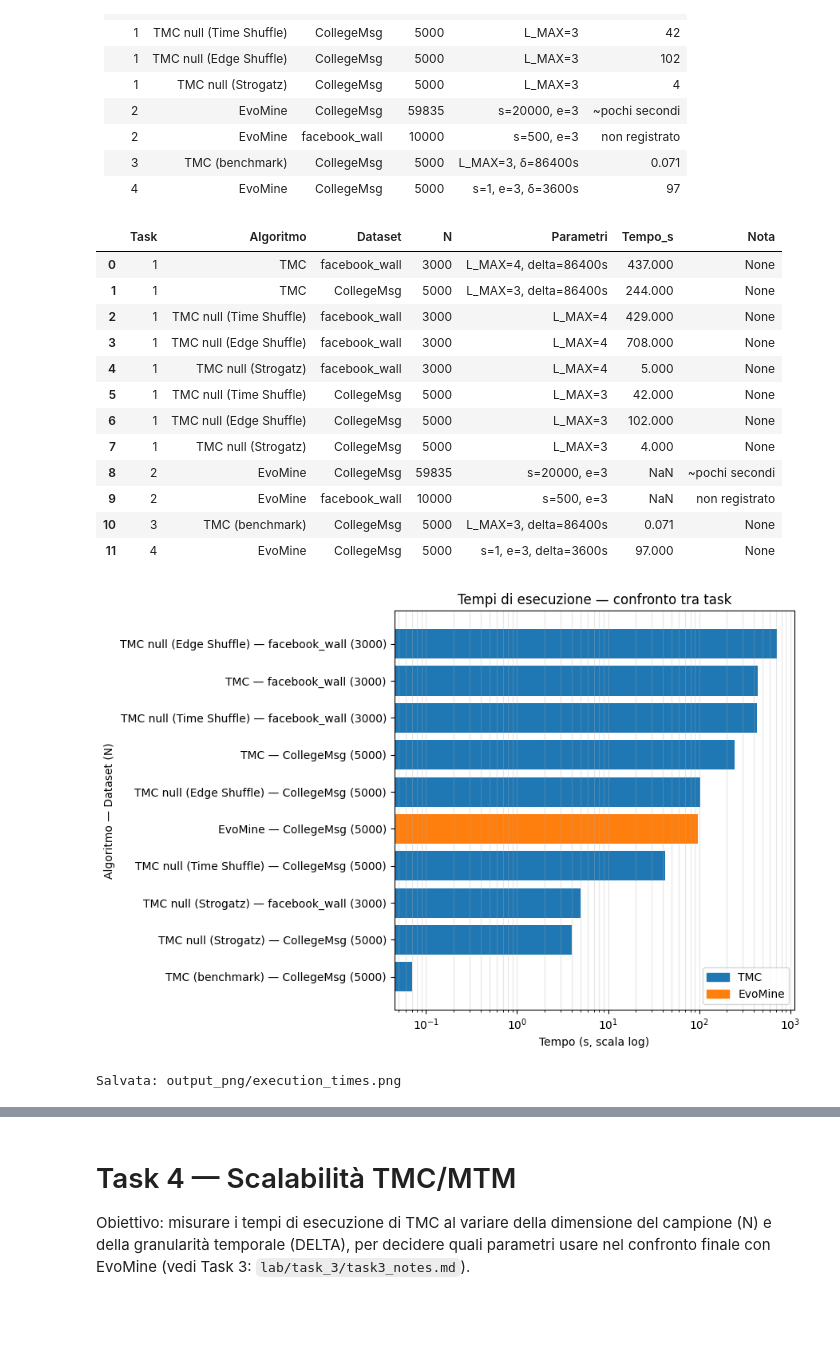
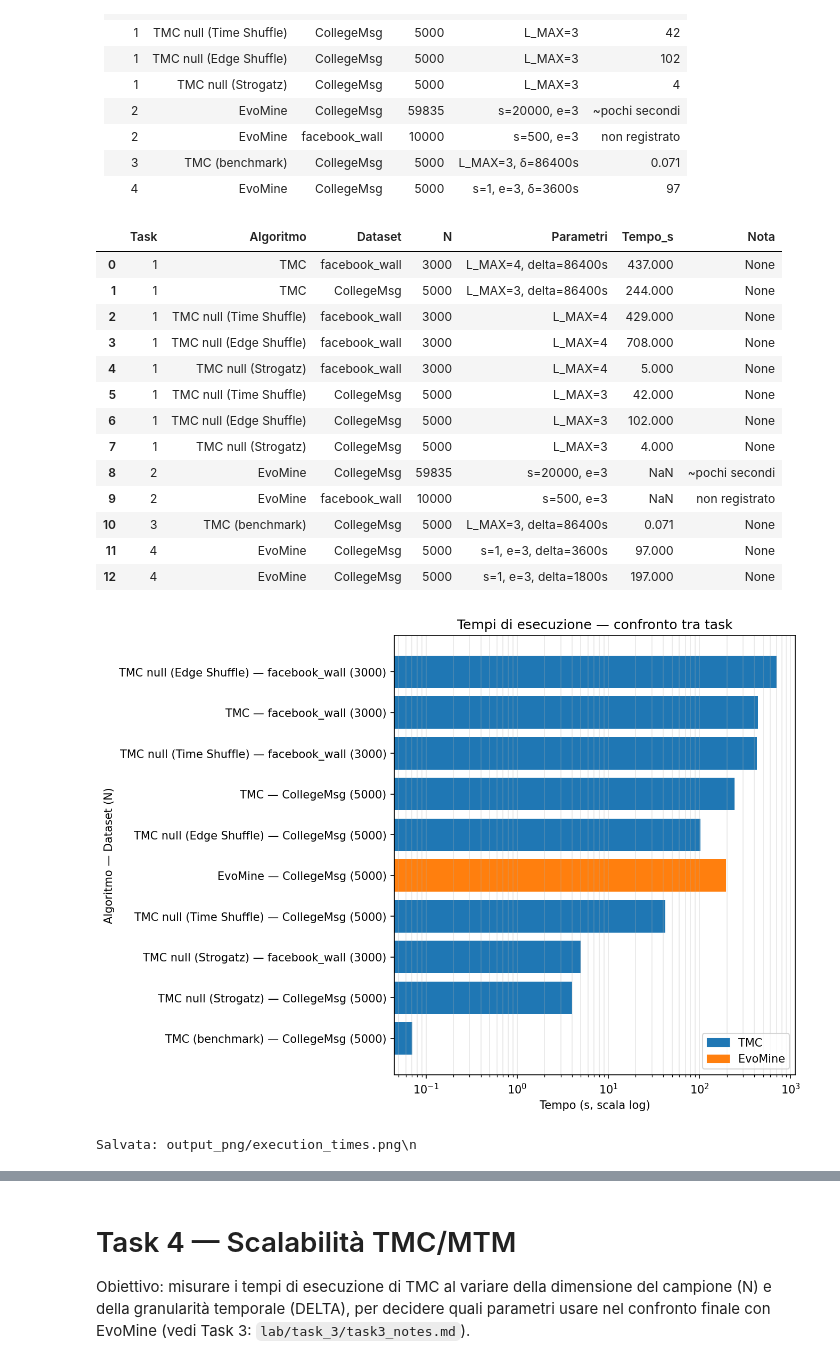
Before and after one commit to Inve14/tirocinio-magistrale, a Jupyter notebook: lab/task_4/task4_scalability.ipynb, the cells around one changed output, grey strips where cells are left out. Saved outputs shown, nothing was run; the diff lists cells and outputs as text; code cells hidden in the pictures; blank space fills up the shorter version.

```diff
--- a/lab/task_4/task4_scalability.ipynb
+++ b/lab/task_4/task4_scalability.ipynb
@@ -34,6 +34,7 @@ exec_times = pd.DataFrame([
     dict(Task=2, Algoritmo='EvoMine',                     Dataset='facebook_wall', N=10000, Parametri='s=500, e=3',                  Tempo_s=float('nan'), Nota='non registrato'),
     dict(Task=3, Algoritmo='TMC (benchmark)',             Dataset='CollegeMsg',    N=5000,  Parametri='L_MAX=3, delta=86400s',       Tempo_s=0.071,  Nota=None),
     dict(Task=4, Algoritmo='EvoMine',                     Dataset='CollegeMsg',    N=5000,  Parametri='s=1, e=3, delta=3600s',       Tempo_s=97.0,   Nota=None),
+    dict(Task=4, Algoritmo='EvoMine',                     Dataset='CollegeMsg',    N=5000,  Parametri='s=1, e=3, delta=1800s',       Tempo_s=197.0,  Nota=None),
 ])
 
 exec_times
@@ -51,40 +52,41 @@ exec_times
 | 9 | 2 | EvoMine | facebook_wall | 10000 | s=500, e=3 | NaN | non registrato |
 | 10 | 3 | TMC (benchmark) | CollegeMsg | 5000 | L_MAX=3, delta=86400s | 0.071 | None |
 | 11 | 4 | EvoMine | CollegeMsg | 5000 | s=1, e=3, delta=3600s | 97.000 | None |
+| 12 | 4 | EvoMine | CollegeMsg | 5000 | s=1, e=3, delta=1800s | 197.000 | None |
 # %%
 import os
 import matplotlib.pyplot as plt
 
 os.makedirs('output_png', exist_ok=True)
 
 # Escludi le righe senza tempo misurato ("non registrato" / "~pochi secondi")
 df_plot = exec_times.dropna(subset=['Tempo_s']).copy()
 df_plot['Label'] = df_plot['Algoritmo'] + ' — ' + df_plot['Dataset'] + ' (' + df_plot['N'].astype(str) + ')'
 df_plot['Colore'] = df_plot['Algoritmo'].apply(lambda a: 'tab:orange' if 'EvoMine' in a else 'tab:blue')
 
 df_plot = df_plot.sort_values('Tempo_s')
 
-fig, ax = plt.subplots(figsize=(9, 6))
+fig, ax = plt.subplots(figsize=(9, 6.5))
 ax.barh(df_plot['Label'], df_plot['Tempo_s'], color=df_plot['Colore'])
 ax.set_xscale('log')
 ax.set_xlabel('Tempo (s, scala log)')
 ax.set_ylabel('Algoritmo — Dataset (N)')
 ax.set_title('Tempi di esecuzione — confronto tra task')
 ax.grid(True, axis='x', alpha=0.3, which='both')
 
 legend_handles = [
     plt.Rectangle((0, 0), 1, 1, color='tab:blue', label='TMC'),
     plt.Rectangle((0, 0), 1, 1, color='tab:orange', label='EvoMine'),
 ]
 ax.legend(handles=legend_handles, loc='lower right')
 
 plt.tight_layout()
 plt.savefig(os.path.join('output_png', 'execution_times.png'), dpi=150, bbox_inches='tight')
 plt.show()
 print("Salvata: output_png/execution_times.png")
 # %% [output]
-[figure, old version]
+[figure, new version]
-Salvata: output_png/execution_times.png
+Salvata: output_png/execution_times.png\n
 # %% [markdown]
 ### Osservazioni
 
```
Also changed, not shown: parts of 7 cells of this notebook, 31 other files.
